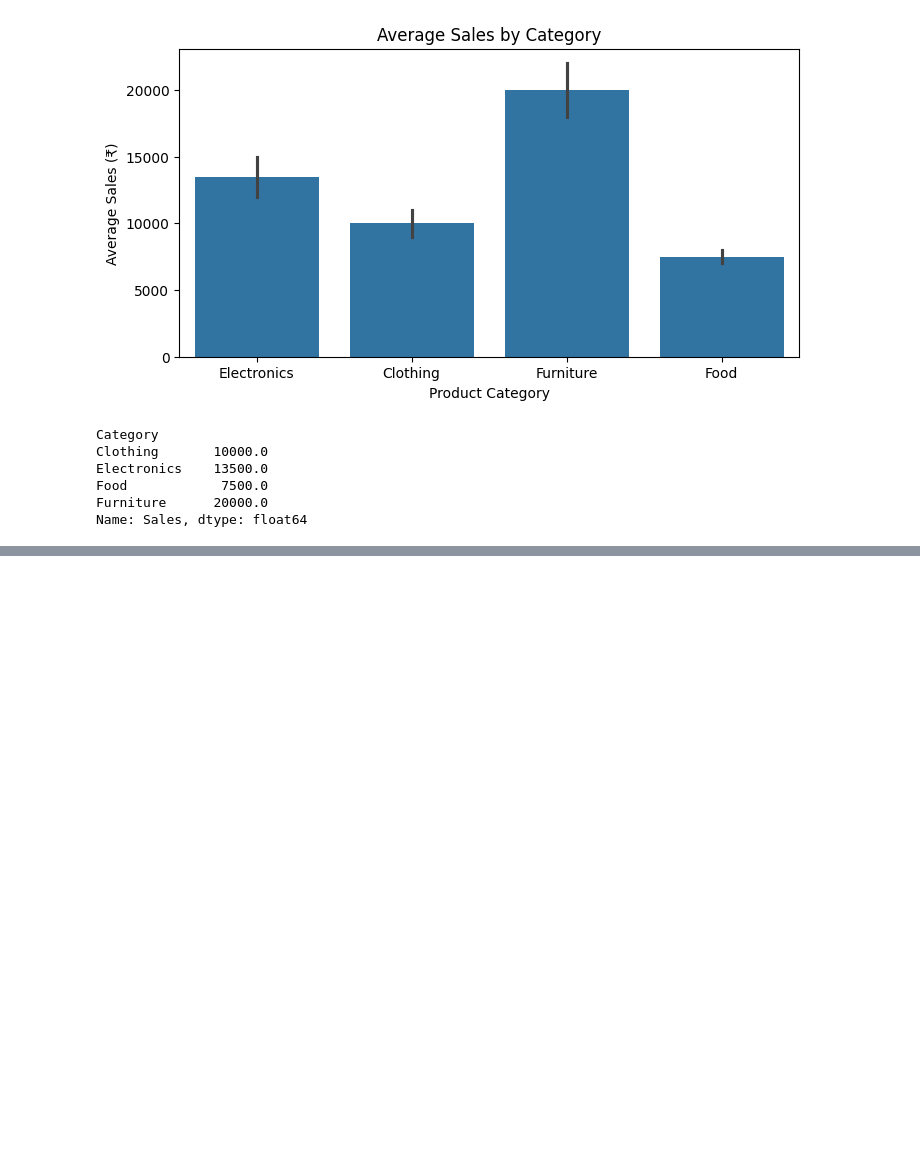
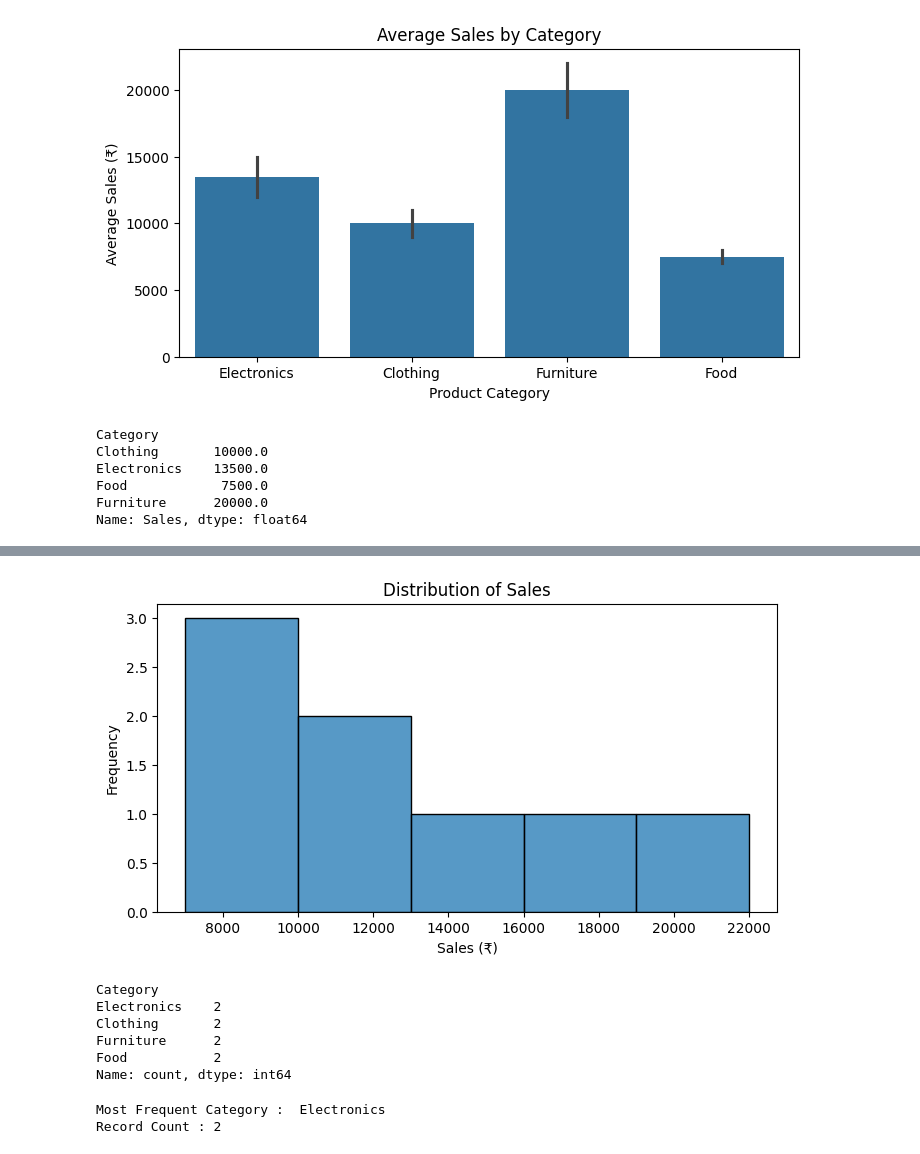
Before and after one commit to ivaibhavpawar1045/Python-Data-Analytics, a Jupyter notebook: 33_Seaborn_Fundamentals_I/practice.ipynb, the cells around one changed output, grey strips where cells are left out. Cells and saved outputs as stored; diff of their text form; code cells hidden in the pictures; blank space fills up the shorter version.

```diff
--- a/33_Seaborn_Fundamentals_I/practice.ipynb
+++ b/33_Seaborn_Fundamentals_I/practice.ipynb
@@ -54,0 +71,33 @@ Name: Sales, dtype: float64
+# %%
+plt.figure(figsize=(8, 4))
+
+sns.histplot(
+    data=sales_data,
+    x="Sales",
+    bins=5
+)
+
+plt.title("Distribution of Sales")
+plt.xlabel("Sales (₹)")
+plt.ylabel("Frequency")
+plt.show()
+# %% [output]
+[figure, added]
+# %%
+# Count the number of records per category and find which category appears most frequently.
+category_counts = sales_data["Category"].value_counts()
+category_counts
+# %% [output]
+Category
+Electronics    2
+Clothing       2
+Furniture      2
+Food           2
+Name: count, dtype: int64
+# %%
+# Then identify the category with the highest count:
+print("Most Frequent Category : " , category_counts.idxmax())
+print("Record Count :" , category_counts.max())
+# %% [output]
+Most Frequent Category :  Electronics
+Record Count : 2
```
Also changed, not shown: parts of 2 cells of this notebook.
